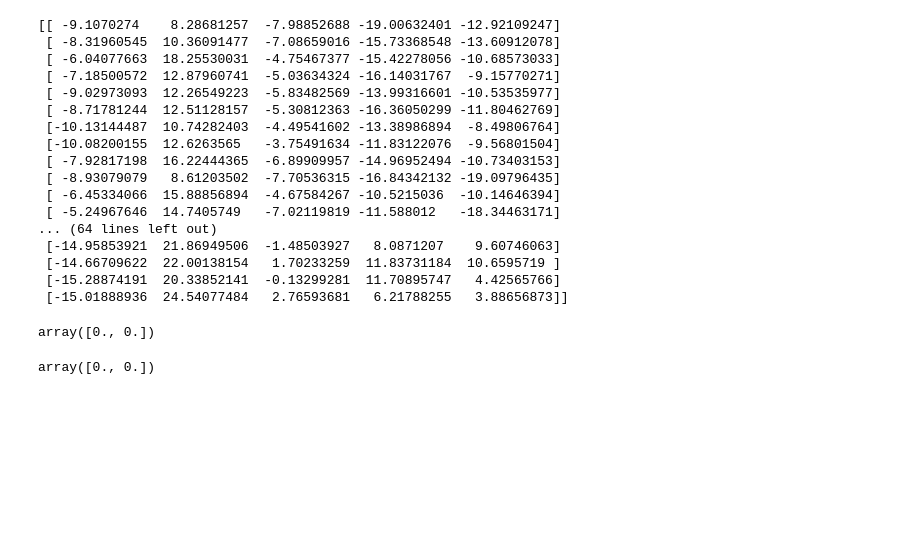
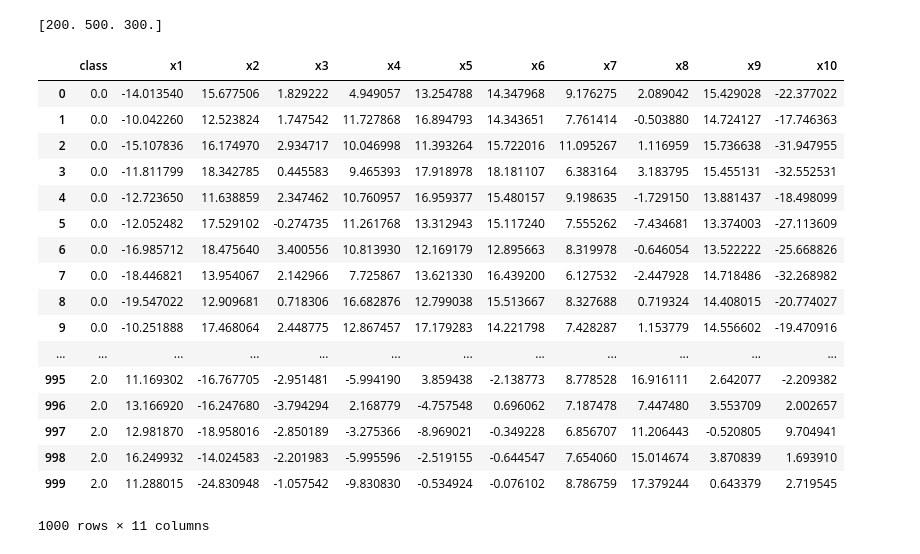
Before and after one commit to timellemeet/multivariate, a Jupyter notebook: simulation.ipynb, the cells around one changed output. Drawn from its saved outputs; the diff is of its cells as text; code cells hidden in the pictures; blank space fills up the shorter version.

Commit message:
finished data generation

```diff
--- a/simulation.ipynb
+++ b/simulation.ipynb
@@ -2,12 +2,13 @@
 import numpy as np
 from scipy.stats import skewnorm, skew
 import matplotlib.pyplot as plt
+import pandas as pd
 
 
 #parameters
 classes = [0.2, 0.5, 0.3] #percentages
-n_vars = 5
-n = 79
+n_vars = 10
+n = 1000
 max_mu = 20
 max_sigma = 10
 max_skew = 7
@@ -19,60 +20,71 @@ def simulate_data(classes, n_vars, n, max_mu, max_sigma, max_skew):
     def rng(mu, sigma, skew, n=1):
         k = len(mu)
         if not (k == len(sigma) and k ==len(skew)):
             raise Exception("Mu, Sigma and Skew should be same length")
 
         data = np.zeros((int(n),k))
 
         for i in range(k):
             data[:,i] = skewnorm.rvs(skew[i], loc=mu[i], scale=sigma[i], size=int(n))
 
         return data
 
     if(np.sum(classes) != 1):
         raise Exception("Classes dont sum up to 1")
 
     n_classes = len(classes)
     sigma = np.random.randint(1,max_sigma,n_vars)
     skew = np.random.randint(-max_skew,max_skew,n_vars)
     mu =  np.random.randint(-max_mu, max_mu, (n_classes, n_vars))
 
     n_obs_class = np.round(np.dot(classes,n))
 
+    print(n_obs_class)
 
+    data = np.zeros((int(np.sum(n_obs_class)),n_vars+1))
     for i in range(n_classes):
-         print(rng(mu[i,:], sigma, skew, n_obs_class[i]))
+        #calculate indexes
+        start = int(np.sum(n_obs_class[0:i]))
+        end = int(np.sum(n_obs_class[0:i+1]))
 
+        #set the data
+        data[start:end,0] = i
+        data[start:end,1:] = rng(mu[i,:], sigma, skew, n_obs_class[i])
 
-    X = np.zeros(2)
-    y= np.zeros(2)
-    return X,y
+    X = data[:,1:]
+    y = data[:,0]
 
-X,y = simulate_data(classes, n_vars, n, max_mu, max_sigma, max_skew)
+    columns = ["x"+str(x) for x in range(n_vars + 1)]
+    columns[0] = "class"
+
+    df = pd.DataFrame(data,columns=columns)
+
+    return X,y, df
+
+X,y, df = simulate_data(classes, n_vars, n, max_mu, max_sigma, max_skew)
 # data = X.join(pd.Series(y, name='class'))
 
-# display(data.head())
-display(X)
-display(y)
+display(df)
 # %% [output]
-[[ -9.1070274    8.28681257  -7.98852688 -19.00632401 -12.92109247]
- [ -8.31960545  10.36091477  -7.08659016 -15.73368548 -13.60912078]
- [ -6.04077663  18.25530031  -4.75467377 -15.42278056 -10.68573033]
- [ -7.18500572  12.87960741  -5.03634324 -16.14031767  -9.15770271]
- [ -9.02973093  12.26549223  -5.83482569 -13.99316601 -10.53535977]
- [ -8.71781244  12.51128157  -5.30812363 -16.36050299 -11.80462769]
- [-10.13144487  10.74282403  -4.49541602 -13.38986894  -8.49806764]
- [-10.08200155  12.6263565   -3.75491634 -11.83122076  -9.56801504]
- [ -7.92817198  16.22444365  -6.89909957 -14.96952494 -10.73403153]
- [ -8.93079079   8.61203502  -7.70536315 -16.84342132 -19.09796435]
- [ -6.45334066  15.88856894  -4.67584267 -10.5215036  -10.14646394]
- [ -5.24967646  14.7405749   -7.02119819 -11.588012   -18.34463171]
-... (64 lines left out)
- [-14.95853921  21.86949506  -1.48503927   8.0871207    9.60746063]
- [-14.66709622  22.00138154   1.70233259  11.83731184  10.6595719 ]
- [-15.28874191  20.33852141  -0.13299281  11.70895747   4.42565766]
- [-15.01888936  24.54077484   2.76593681   6.21788255   3.88656873]]
+[200. 500. 300.]
+|  | class | x1 | x2 | x3 | x4 | x5 | x6 | x7 | x8 | x9 | x10 |
+| 0 | 0.0 | -14.013540 | 15.677506 | 1.829222 | 4.949057 | 13.254788 | 14.347968 | 9.176275 | 2.089042 | 15.429028 | -22.377022 |
+| 1 | 0.0 | -10.042260 | 12.523824 | 1.747542 | 11.727868 | 16.894793 | 14.343651 | 7.761414 | -0.503880 | 14.724127 | -17.746363 |
+| 2 | 0.0 | -15.107836 | 16.174970 | 2.934717 | 10.046998 | 11.393264 | 15.722016 | 11.095267 | 1.116959 | 15.736638 | -31.947955 |
+| 3 | 0.0 | -11.811799 | 18.342785 | 0.445583 | 9.465393 | 17.918978 | 18.181107 | 6.383164 | 3.183795 | 15.455131 | -32.552531 |
+| 4 | 0.0 | -12.723650 | 11.638859 | 2.347462 | 10.760957 | 16.959377 | 15.480157 | 9.198635 | -1.729150 | 13.881437 | -18.498099 |
+| 5 | 0.0 | -12.052482 | 17.529102 | -0.274735 | 11.261768 | 13.312943 | 15.117240 | 7.555262 | -7.434681 | 13.374003 | -27.113609 |
+| 6 | 0.0 | -16.985712 | 18.475640 | 3.400556 | 10.813930 | 12.169179 | 12.895663 | 8.319978 | -0.646054 | 13.522222 | -25.668826 |
+| 7 | 0.0 | -18.446821 | 13.954067 | 2.142966 | 7.725867 | 13.621330 | 16.439200 | 6.127532 | -2.447928 | 14.718486 | -32.268982 |
+| 8 | 0.0 | -19.547022 | 12.909681 | 0.718306 | 16.682876 | 12.799038 | 15.513667 | 8.327688 | 0.719324 | 14.408015 | -20.774027 |
+| 9 | 0.0 | -10.251888 | 17.468064 | 2.448775 | 12.867457 | 17.179283 | 14.221798 | 7.428287 | 1.153779 | 14.556602 | -19.470916 |
+| ... | ... | ... | ... | ... | ... | ... | ... | ... | ... | ... | ... |
+| 995 | 2.0 | 11.169302 | -16.767705 | -2.951481 | -5.994190 | 3.859438 | -2.138773 | 8.778528 | 16.916111 | 2.642077 | -2.209382 |
+| 996 | 2.0 | 13.166920 | -16.247680 | -3.794294 | 2.168779 | -4.757548 | 0.696062 | 7.187478 | 7.447480 | 3.553709 | 2.002657 |
+| 997 | 2.0 | 12.981870 | -18.958016 | -2.850189 | -3.275366 | -8.969021 | -0.349228 | 6.856707 | 11.206443 | -0.520805 | 9.704941 |
+| 998 | 2.0 | 16.249932 | -14.024583 | -2.201983 | -5.995596 | -2.519155 | -0.644547 | 7.654060 | 15.014674 | 3.870839 | 1.693910 |
+| 999 | 2.0 | 11.288015 | -24.830948 | -1.057542 | -9.830830 | -0.534924 | -0.076102 | 8.786759 | 17.379244 | 0.643379 | 2.719545 |
-array([0., 0.])
+1000 rows × 11 columns
-array([0., 0.])
 # %%
 
 
```
Also changed, not shown: parts of 1 cell of this notebook.
